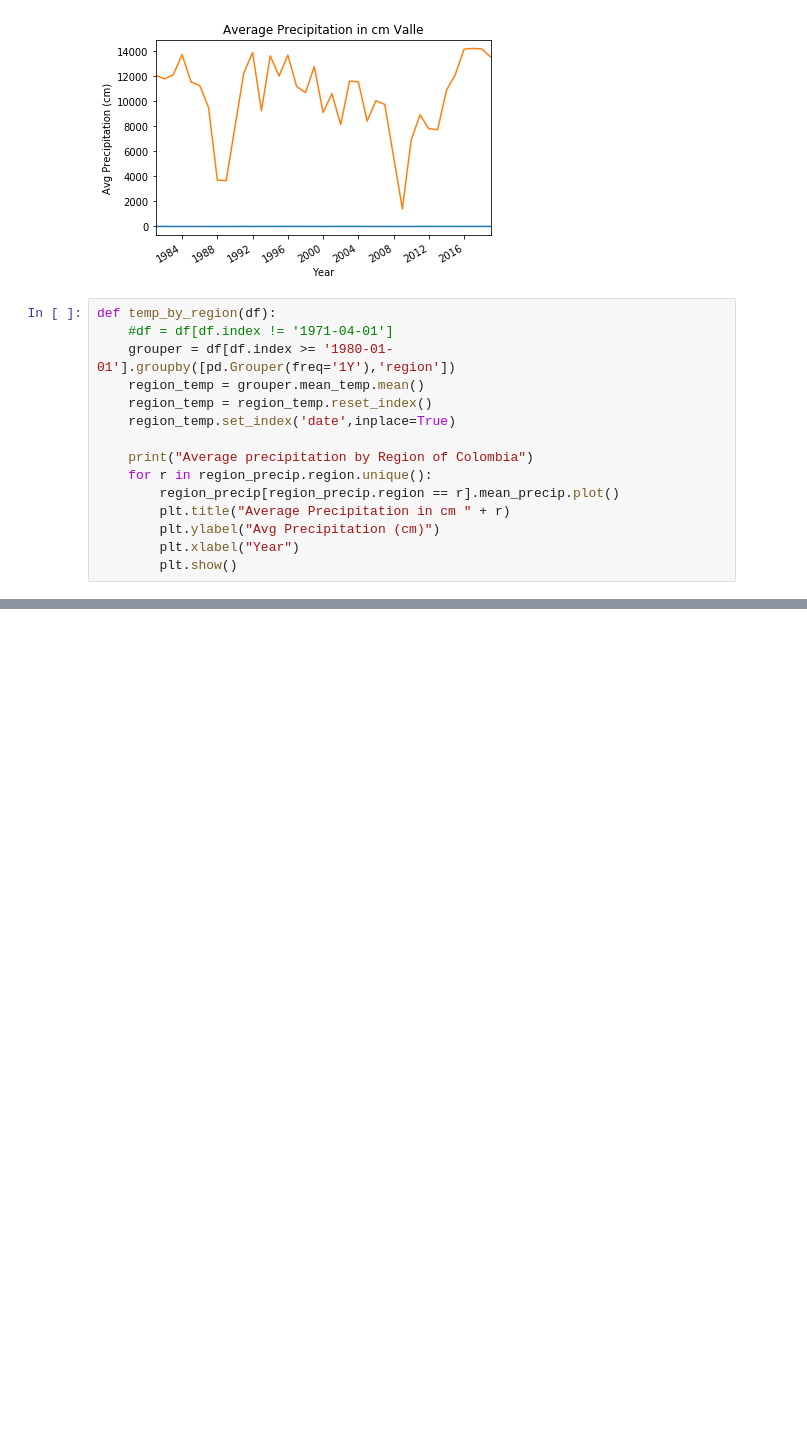
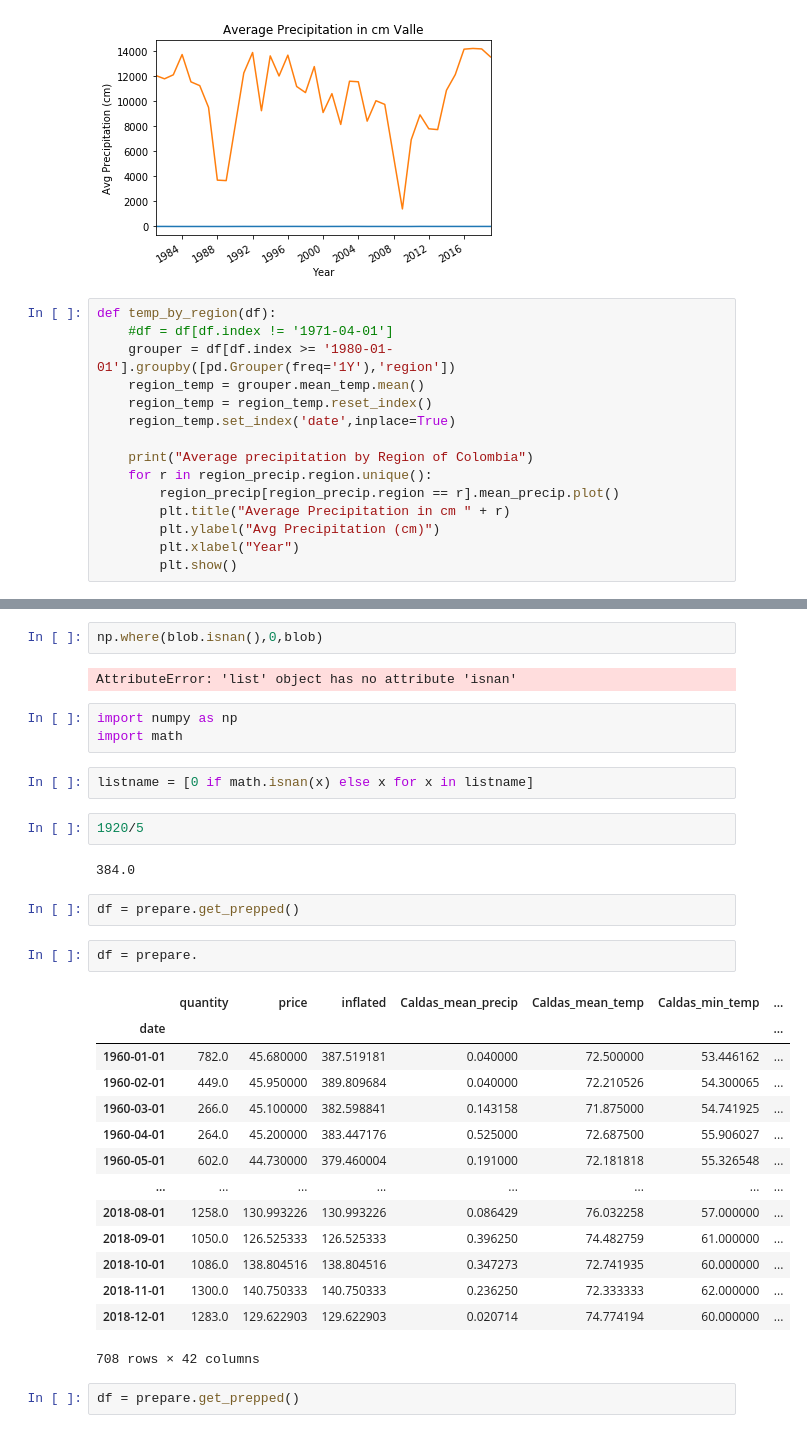
Before and after one commit to Data-Robusta/data-robusta, a Jupyter notebook: jeff_scratch.ipynb, the cells around one changed output, grey strips where cells are left out. Saved outputs shown, nothing was run; the diff lists cells and outputs as text; blank space fills up the shorter version.

```diff
--- a/jeff_scratch.ipynb
+++ b/jeff_scratch.ipynb
@@ -795,3 +797,37 @@ def temp_by_region(df):
+# %%
+np.where(blob.isnan(),0,blob)
+# %% [output]
+AttributeError: 'list' object has no attribute 'isnan'
+# %%
+import numpy as np
+import math
+# %%
+listname = [0 if math.isnan(x) else x for x in listname]
+# %%
+1920/5
+# %% [output]
+384.0
+# %%
+df = prepare.get_prepped()
+# %%
+df = prepare.
+# %% [output]
+|  | quantity | price | inflated | Caldas_mean_precip | Caldas_mean_temp | Caldas_min_temp | ... |
+| date |  |  |  |  |  |  | ... |
+| 1960-01-01 | 782.0 | 45.680000 | 387.519181 | 0.040000 | 72.500000 | 53.446162 | ... |
+| 1960-02-01 | 449.0 | 45.950000 | 389.809684 | 0.040000 | 72.210526 | 54.300065 | ... |
+| 1960-03-01 | 266.0 | 45.100000 | 382.598841 | 0.143158 | 71.875000 | 54.741925 | ... |
+| 1960-04-01 | 264.0 | 45.200000 | 383.447176 | 0.525000 | 72.687500 | 55.906027 | ... |
+| 1960-05-01 | 602.0 | 44.730000 | 379.460004 | 0.191000 | 72.181818 | 55.326548 | ... |
+| ... | ... | ... | ... | ... | ... | ... | ... |
+| 2018-08-01 | 1258.0 | 130.993226 | 130.993226 | 0.086429 | 76.032258 | 57.000000 | ... |
+| 2018-09-01 | 1050.0 | 126.525333 | 126.525333 | 0.396250 | 74.482759 | 61.000000 | ... |
+| 2018-10-01 | 1086.0 | 138.804516 | 138.804516 | 0.347273 | 72.741935 | 60.000000 | ... |
+| 2018-11-01 | 1300.0 | 140.750333 | 140.750333 | 0.236250 | 72.333333 | 62.000000 | ... |
+| 2018-12-01 | 1283.0 | 129.622903 | 129.622903 | 0.020714 | 74.774194 | 60.000000 | ... |
+708 rows × 42 columns
+# %%
+df = prepare.get_prepped()
 # %%
 df.head(2)
 # %% [output]
```
Also changed, not shown: parts of 8 cells of this notebook.
